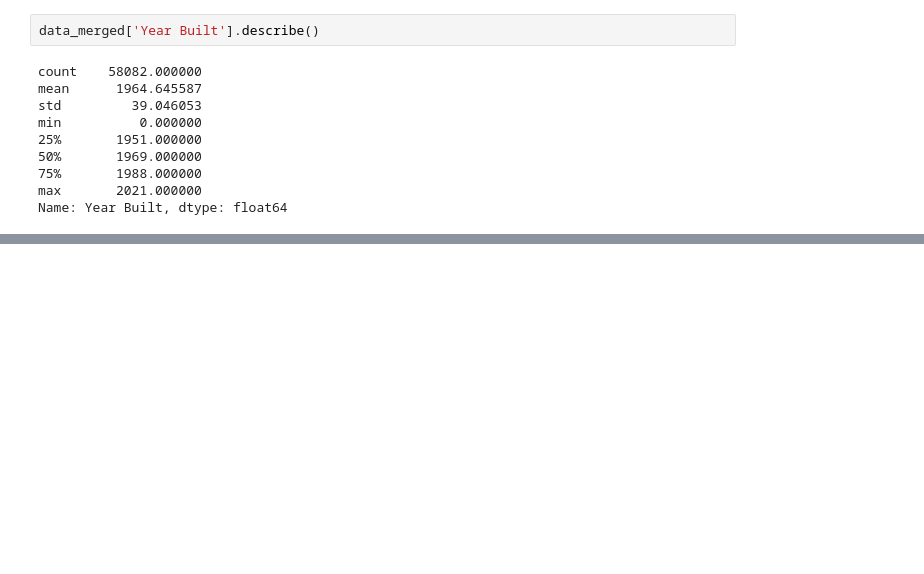
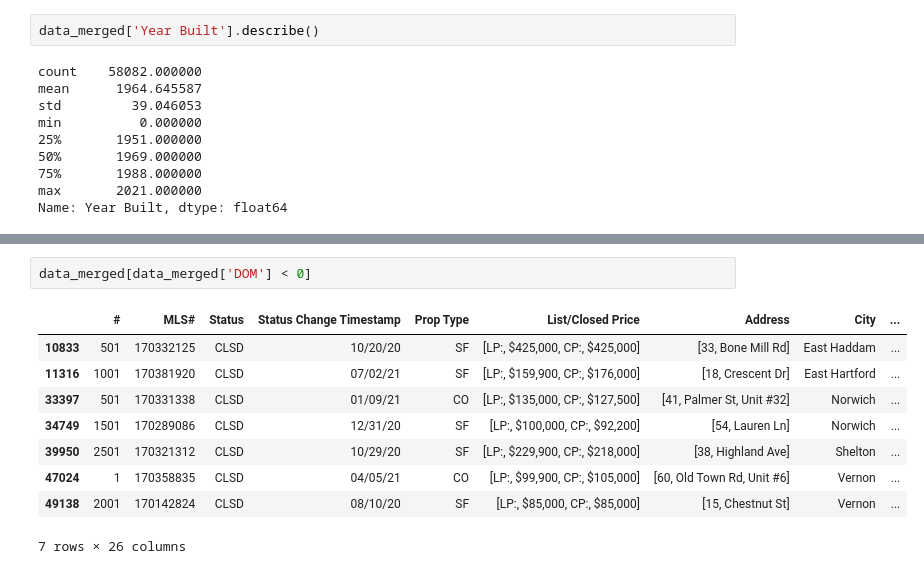
Before and after one commit to stevepereira91/Springboard-Coursework, a Jupyter notebook: Data Wrangling notebook.ipynb, the cells around one changed output, grey strips where cells are left out. Drawn from its saved outputs; the diff is of its cells as text; blank space fills up the shorter version.

```diff
--- a/Data Wrangling notebook.ipynb
+++ b/Data Wrangling notebook.ipynb
@@ -811,0 +1333,12 @@ data_merged[data_merged['Year Built'] == 0]
+# %%
+data_merged[data_merged['DOM'] < 0]
+# %% [output]
+|  | # | MLS# | Status | Status Change Timestamp | Prop Type | List/Closed Price | Address | City | ... |
+| 10833 | 501 | 170332125 | CLSD | 10/20/20 | SF | [LP:, $425,000, CP:, $425,000] | [33, Bone Mill Rd] | East Haddam | ... |
+| 11316 | 1001 | 170381920 | CLSD | 07/02/21 | SF | [LP:, $159,900, CP:, $176,000] | [18, Crescent Dr] | East Hartford | ... |
+| 33397 | 501 | 170331338 | CLSD | 01/09/21 | CO | [LP:, $135,000, CP:, $127,500] | [41, Palmer St, Unit #32] | Norwich | ... |
+| 34749 | 1501 | 170289086 | CLSD | 12/31/20 | SF | [LP:, $100,000, CP:, $92,200] | [54, Lauren Ln] | Norwich | ... |
+| 39950 | 2501 | 170321312 | CLSD | 10/29/20 | SF | [LP:, $229,900, CP:, $218,000] | [38, Highland Ave] | Shelton | ... |
+| 47024 | 1 | 170358835 | CLSD | 04/05/21 | CO | [LP:, $99,900, CP:, $105,000] | [60, Old Town Rd, Unit #6] | Vernon | ... |
+| 49138 | 2001 | 170142824 | CLSD | 08/10/20 | SF | [LP:, $85,000, CP:, $85,000] | [15, Chestnut St] | Vernon | ... |
+7 rows × 26 columns
```
Also changed, not shown: parts of 104 cells of this notebook.
